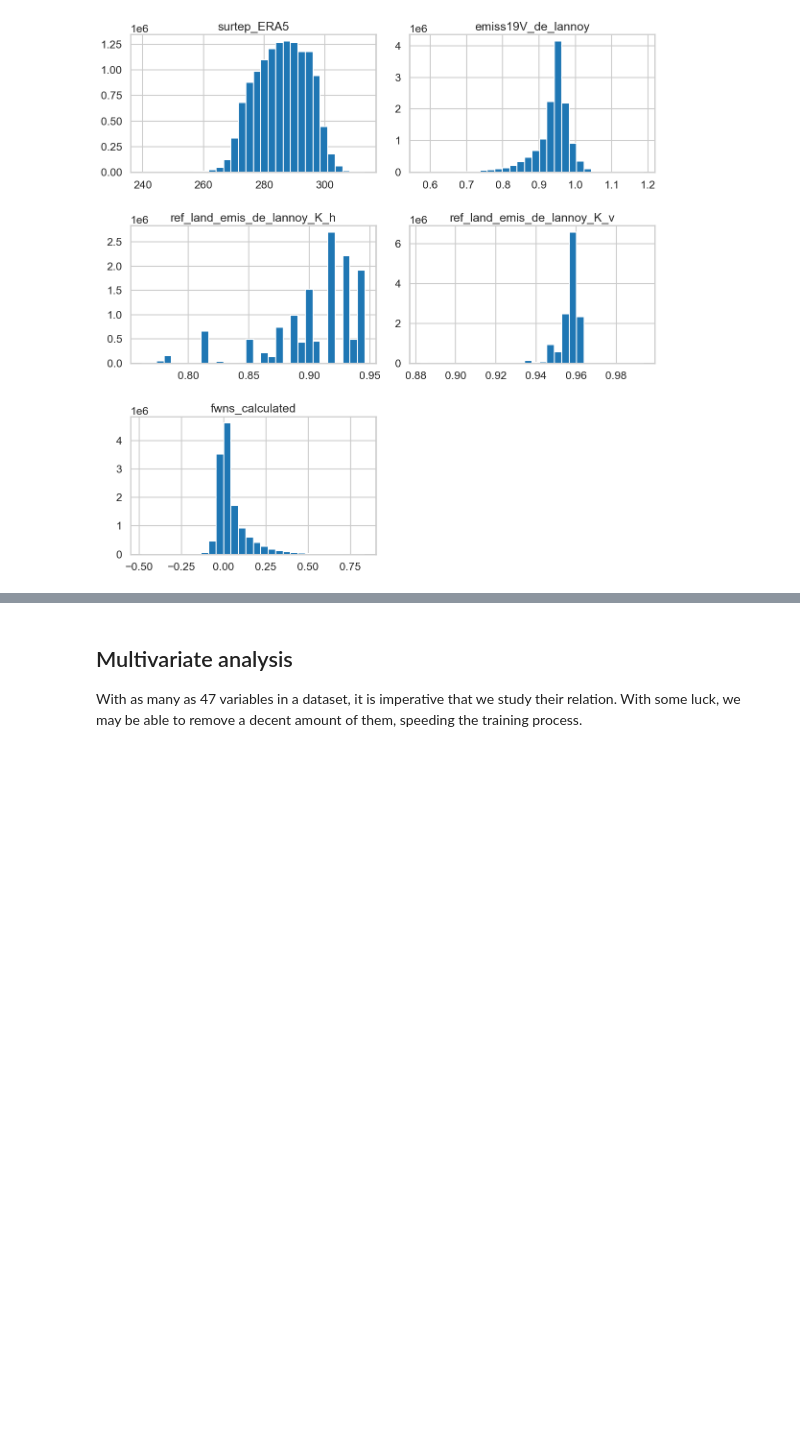
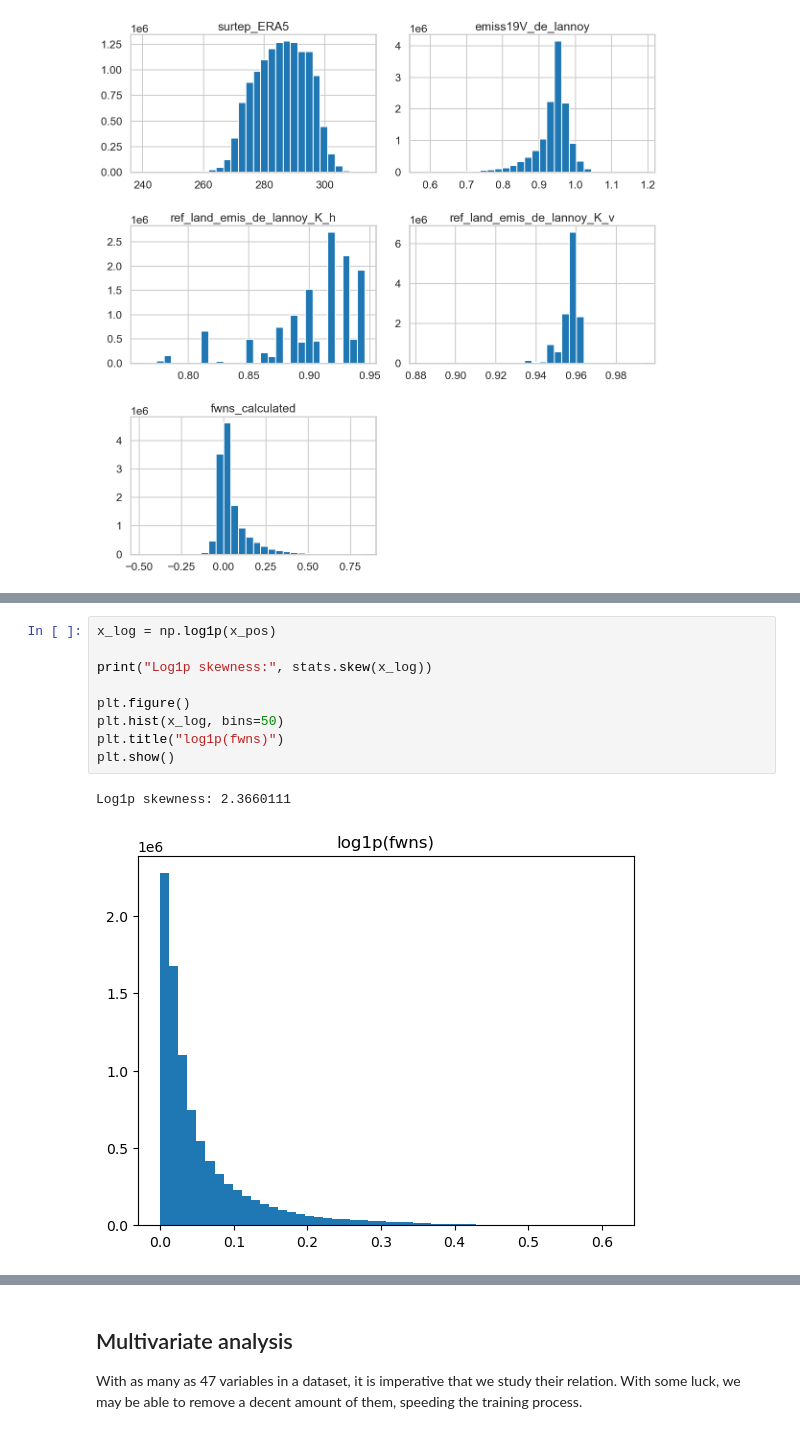
Before and after one commit to marcvem2AED/ML-framework-for-SWF-retrieval, a Jupyter notebook: Data_analysis.ipynb, the cells around one changed output, grey strips where cells are left out. Saved outputs shown, nothing was run; the diff lists cells and outputs as text; blank space fills up the shorter version.

```diff
--- a/Data_analysis.ipynb
+++ b/Data_analysis.ipynb
@@ -132,0 +160,12 @@ plt.show()
+# %%
+x_log = np.log1p(x_pos)
+
+print("Log1p skewness:", stats.skew(x_log))
+
+plt.figure()
+plt.hist(x_log, bins=50)
+plt.title("log1p(fwns)")
+plt.show()
+# %% [output]
+Log1p skewness: 2.3660111
+[figure, added]
```
Also changed, not shown: parts of 25 cells of this notebook, 3 other files.
